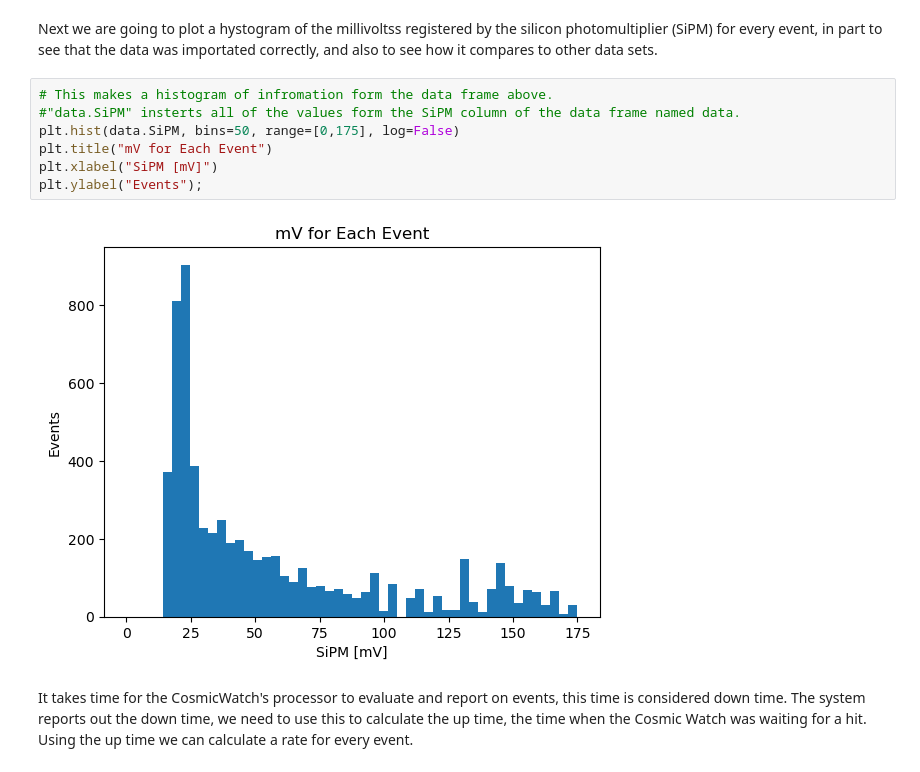
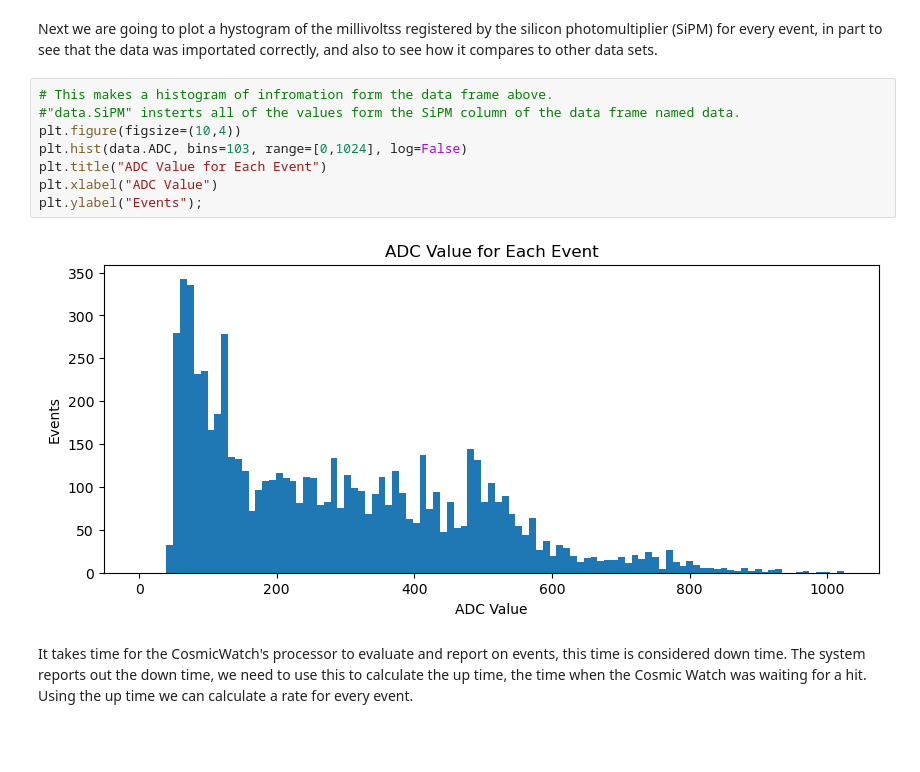
Before and after one commit to dkallenberg/Quarknet-CosmicWatch-ipynb, a Jupyter notebook: CW_Data_Analysis.ipynb, the cells around one changed output. Cells and saved outputs as stored; diff of their text form; blank space fills up the shorter version.

```diff
--- a/CW_Data_Analysis.ipynb
+++ b/CW_Data_Analysis.ipynb
@@ -41,12 +41,13 @@ Next we are going to plot a hystogram of the millivoltss registered by the silic
 # %%
 # This makes a histogram of infromation form the data frame above.
 #"data.SiPM" insterts all of the values form the SiPM column of the data frame named data.
-plt.hist(data.SiPM, bins=50, range=[0,175], log=False)
-plt.title("mV for Each Event")
-plt.xlabel("SiPM [mV]")
+plt.figure(figsize=(10,4))
+plt.hist(data.ADC, bins=103, range=[0,1024], log=False)
+plt.title("ADC Value for Each Event")
+plt.xlabel("ADC Value")
 plt.ylabel("Events");
 # %% [output]
-[figure, old version]
+[figure, new version]
 # %% [markdown]
 It takes time for the CosmicWatch's processor to evaluate and report on events, this time is considered down time. The system reports out the down time, we need to use this to calculate the up time, the time when the Cosmic Watch was waiting for a hit. Using the up time we can calculate a rate for every event.
 # %%
```
Also changed, not shown: parts of 7 cells of this notebook, 31 other files.
